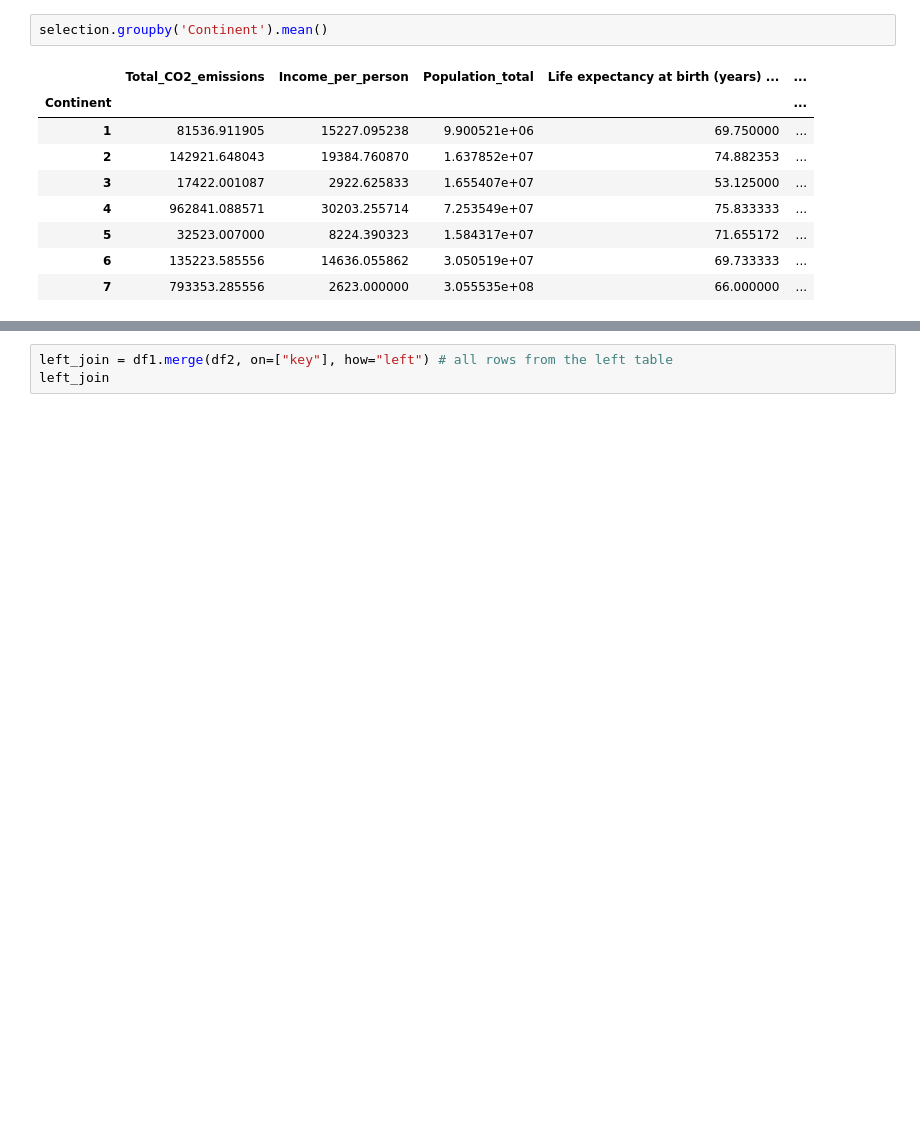
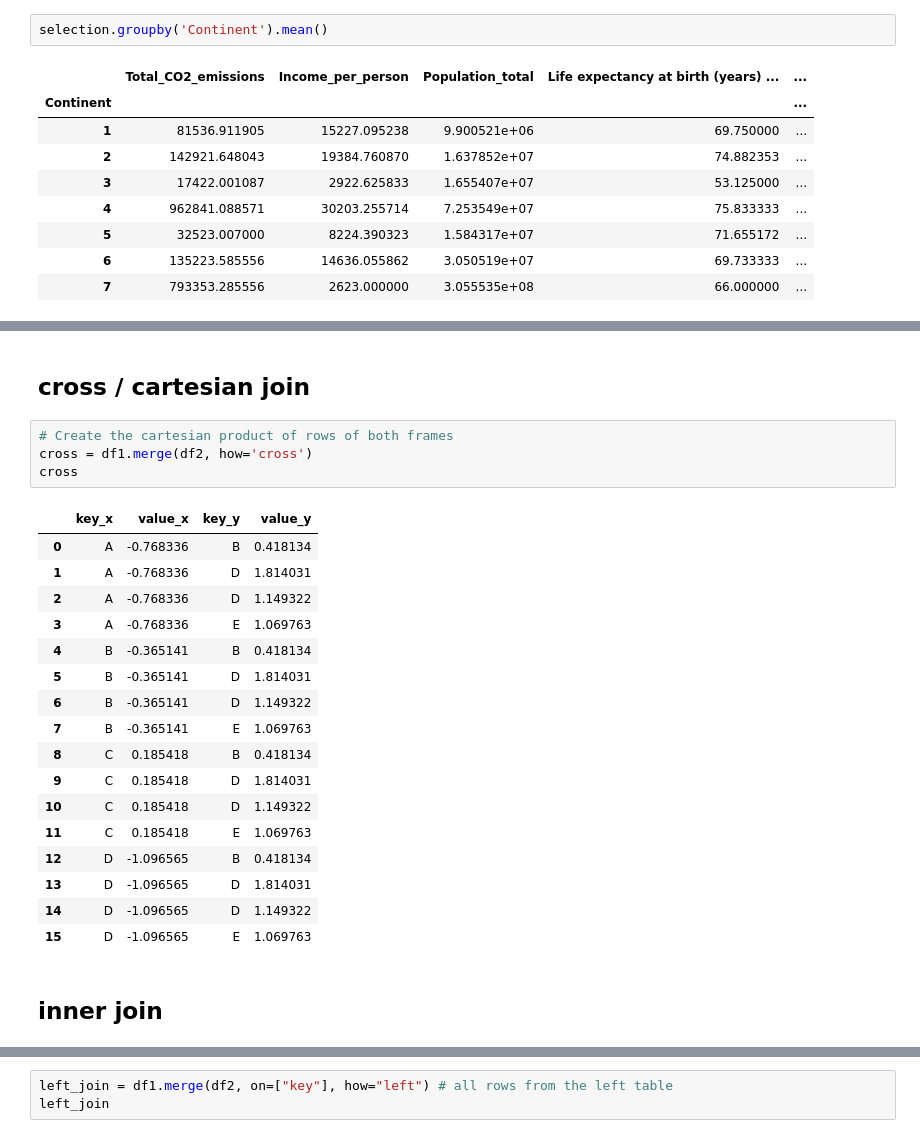
Before and after one commit to MaCoZu/notebooks, a Jupyter notebook: 02.2_Pandas.ipynb, the cells around one changed output, grey strips where cells are left out. Drawn from its saved outputs; the diff is of its cells as text; blank space fills up the shorter version.

Commit message:
concat, merge

```diff
--- a/02.2_Pandas.ipynb
+++ b/02.2_Pandas.ipynb
@@ -1079,0 +1275,26 @@ inner_join
+# %% [markdown]
+## cross / cartesian join
+# %%
+# Create the cartesian product of rows of both frames
+cross = df1.merge(df2, how='cross')
+cross
+# %% [output]
+|  | key_x | value_x | key_y | value_y |
+| 0 | A | -0.768336 | B | 0.418134 |
+| 1 | A | -0.768336 | D | 1.814031 |
+| 2 | A | -0.768336 | D | 1.149322 |
+| 3 | A | -0.768336 | E | 1.069763 |
+| 4 | B | -0.365141 | B | 0.418134 |
+| 5 | B | -0.365141 | D | 1.814031 |
+| 6 | B | -0.365141 | D | 1.149322 |
+| 7 | B | -0.365141 | E | 1.069763 |
+| 8 | C | 0.185418 | B | 0.418134 |
+| 9 | C | 0.185418 | D | 1.814031 |
+| 10 | C | 0.185418 | D | 1.149322 |
+| 11 | C | 0.185418 | E | 1.069763 |
+| 12 | D | -1.096565 | B | 0.418134 |
+| 13 | D | -1.096565 | D | 1.814031 |
+| 14 | D | -1.096565 | D | 1.149322 |
+| 15 | D | -1.096565 | E | 1.069763 |
+# %% [markdown]
+## inner join
```
Also changed, not shown: parts of 44 cells of this notebook.
